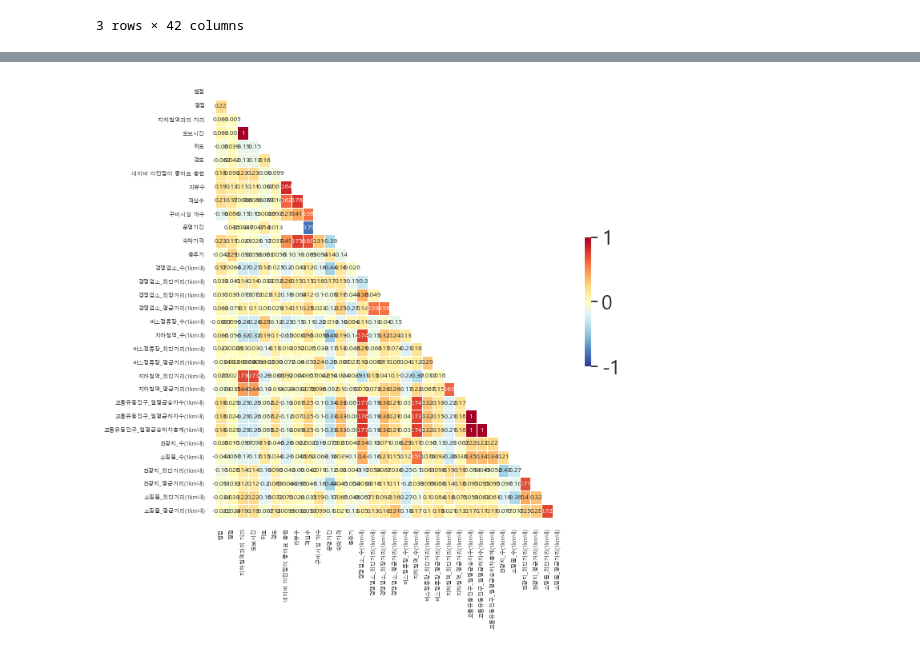
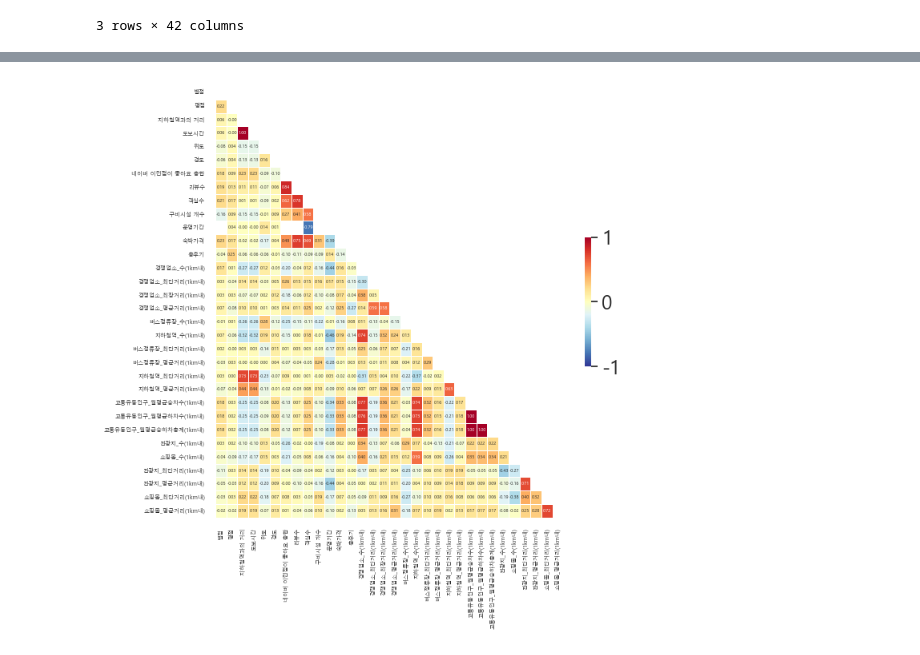
Before and after one commit to manki8908/Project_TJ_EDA_202305, a Jupyter notebook: data_anl/src/네이버 야놀자 병합 전처리.ipynb, the cells around one changed output, grey strips where cells are left out. Saved outputs shown, nothing was run; the diff lists cells and outputs as text; code cells hidden in the pictures.

```diff
--- a/data_anl/src/네이버 야놀자 병합 전처리.ipynb
+++ b/data_anl/src/네이버 야놀자 병합 전처리.ipynb
@@ -107,27 +107,28 @@ def corrdot(*args, **kwargs):
 # %%
 # 그림 사이즈 지정
 fig, ax = plt.subplots( figsize=(7,7) )
 for label in (ax.get_xticklabels() + ax.get_yticklabels()):
     label.set_fontsize(5)
 
 sns.set(style='white', font_scale=1.6,
         #font="AppleGothic",
         font='Malgun Gothic',
         rc={"axes.unicode_minus":False})
 
 # 삼각형 마스크를 만든다(위 쪽 삼각형에 True, 아래 삼각형에 False)
 mask = np.zeros_like(cor_matrix, bool)
 mask[np.triu_indices_from(mask)] = True
 
 # 히트맵을 그린다
 sns.heatmap(cor_matrix,
             cmap = 'RdYlBu_r',
             annot = True,   # 실제 값을 표시한다
             mask=mask,      # 표시하지 않을 마스크 부분을 지정한다
             linewidths=.5,  # 경계면 실선으로 구분하기
             cbar_kws={"shrink": .3},# 컬러바 크기 절반으로 줄이기
             vmin = -1,vmax = 1,   # 컬러바 범위 -1 ~ 1
-            annot_kws={"size": 6}
+            annot_kws={"size": 4},
+            fmt=".2f"
            ).figure.savefig('../IMG/testout.pdf')
 # %% [output]
-[figure, old version]
+[figure, new version]
```
Also changed, not shown: parts of 8 cells of this notebook, 1 other file.
